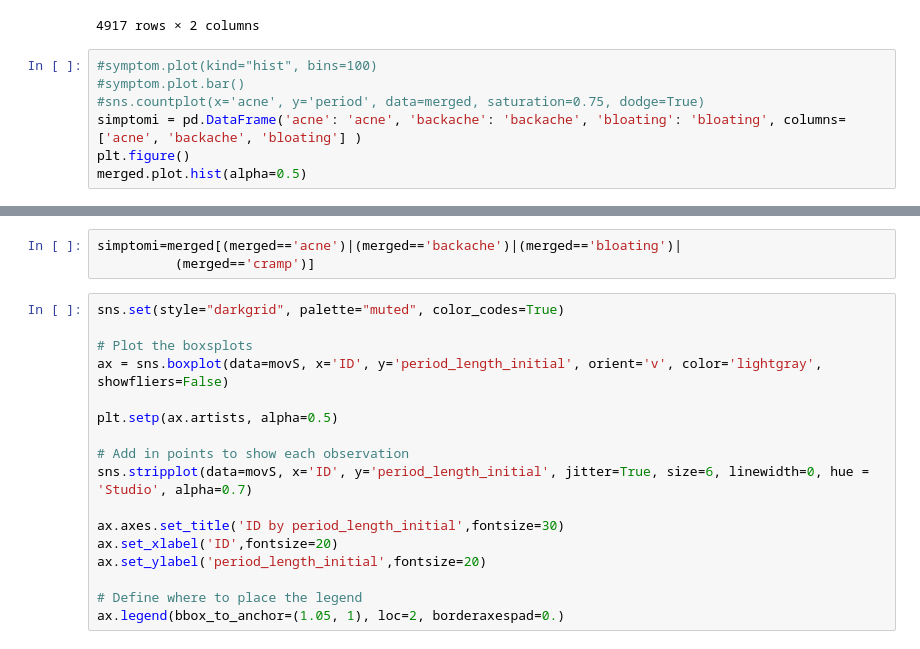
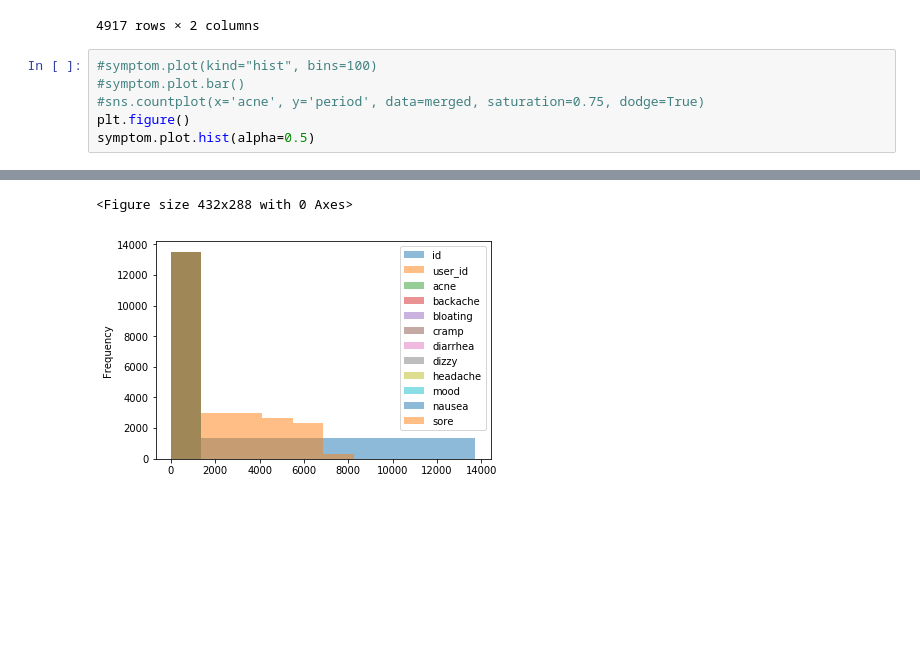
Before and after one commit to markostalma/distracted_galileo, a Jupyter notebook: PSlove dataset.ipynb, the cells around one changed output, grey strips where cells are left out. Drawn from its saved outputs; the diff is of its cells as text; blank space fills up the shorter version.

```diff
--- a/PSlove dataset.ipynb
+++ b/PSlove dataset.ipynb
@@ -179,7 +179,6 @@ merged.pivot_table(['period_length_initial','cycle_length_initial'],
 #symptom.plot(kind="hist", bins=100)
 #symptom.plot.bar()
 #sns.countplot(x='acne', y='period', data=merged, saturation=0.75, dodge=True)
-simptomi = pd.DataFrame('acne': 'acne', 'backache': 'backache', 'bloating': 'bloating', columns=['acne', 'backache', 'bloating'] )
 plt.figure()
-merged.plot.hist(alpha=0.5)
+symptom.plot.hist(alpha=0.5)
 # %% [output]
@@ -187,20 +186,2 @@ SyntaxError: invalid syntax (<ipython-input-24-c5e8325c3cdf>, line 4)
+<Figure size 432x288 with 0 Axes>
+[figure, added]
-# %%
-simptomi=merged[(merged=='acne')|(merged=='backache')|(merged=='bloating')|
-          (merged=='cramp')]
-# %%
-sns.set(style="darkgrid", palette="muted", color_codes=True)
-
-# Plot the boxsplots
-ax = sns.boxplot(data=movS, x='ID', y='period_length_initial', orient='v', color='lightgray', showfliers=False)
-
-plt.setp(ax.artists, alpha=0.5)
-
-# Add in points to show each observation
-sns.stripplot(data=movS, x='ID', y='period_length_initial', jitter=True, size=6, linewidth=0, hue = 'Studio', alpha=0.7)
-
-ax.axes.set_title('ID by period_length_initial',fontsize=30)
-ax.set_xlabel('ID',fontsize=20)
-ax.set_ylabel('period_length_initial',fontsize=20)
-
-# Define where to place the legend
-ax.legend(bbox_to_anchor=(1.05, 1), loc=2, borderaxespad=0.)
```
Also changed, not shown: parts of 6 cells of this notebook.
